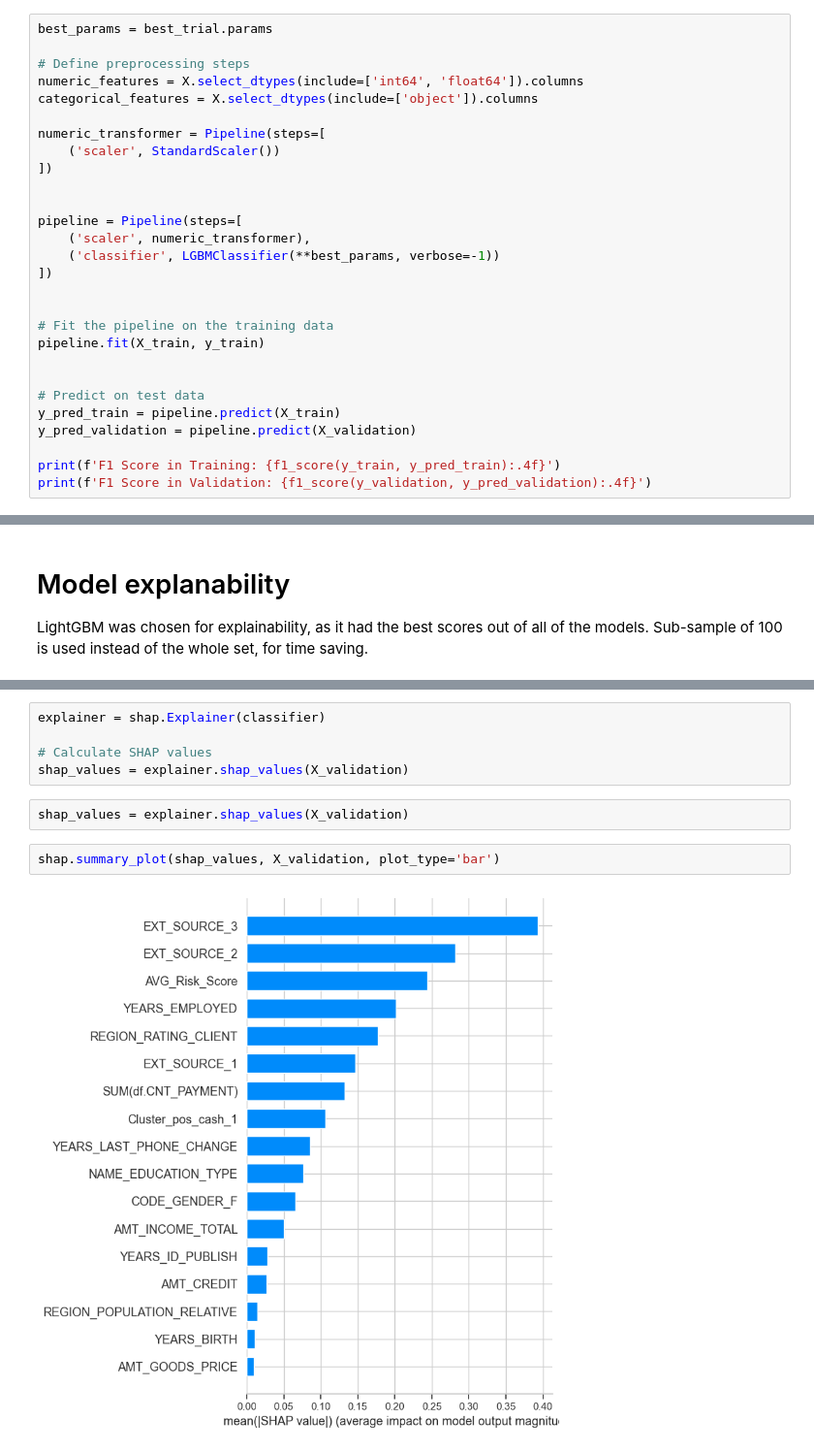
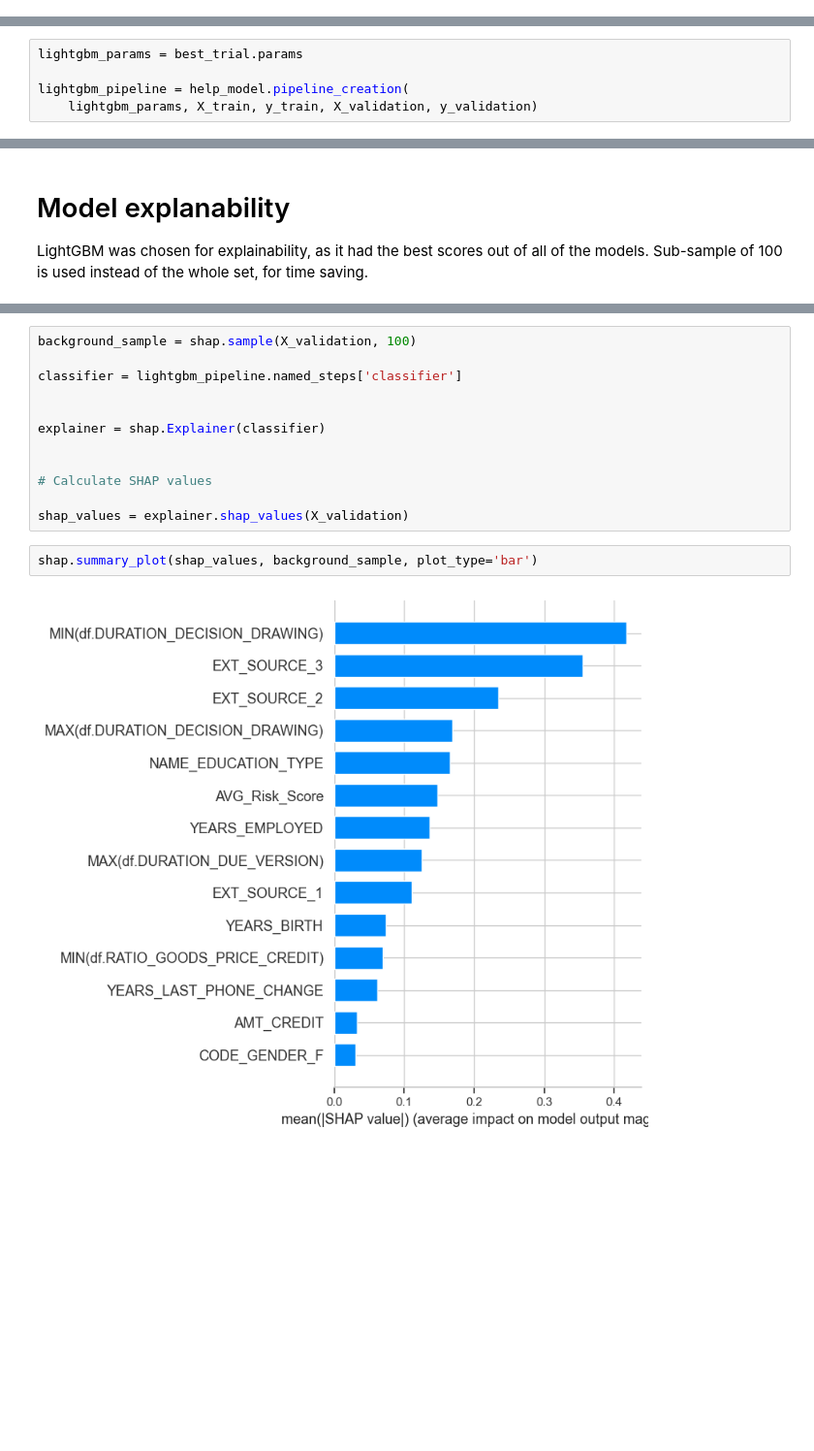
Before and after one commit to gkukse/Home-Credit-Default-Risk, a Jupyter notebook: 6_Model_redo.ipynb, the cells around one changed output, grey strips where cells are left out. Shown at 97% size. Drawn from its saved outputs; the diff is of its cells as text; blank space fills up the shorter version.

Commit message:
created final models

```diff
--- a/6_Model_redo.ipynb
+++ b/6_Model_redo.ipynb
@@ -233,29 +221 @@ Best trial:
     class_weight: balanced
-# %%
-best_params = best_trial.params
-
-# Define preprocessing steps
-numeric_features = X.select_dtypes(include=['int64', 'float64']).columns
-categorical_features = X.select_dtypes(include=['object']).columns
-
-numeric_transformer = Pipeline(steps=[
-    ('scaler', StandardScaler())
-])
-
-
-pipeline = Pipeline(steps=[
-    ('scaler', numeric_transformer),
-    ('classifier', LGBMClassifier(**best_params, verbose=-1))
-])
-
-
-# Fit the pipeline on the training data
-pipeline.fit(X_train, y_train)
-
-
-# Predict on test data
-y_pred_train = pipeline.predict(X_train)
-y_pred_validation = pipeline.predict(X_validation)
-
-print(f'F1 Score in Training: {f1_score(y_train, y_pred_train):.4f}')
-print(f'F1 Score in Validation: {f1_score(y_validation, y_pred_validation):.4f}')
@@ -264,0 +224,5 @@ F1 Score in Validation: 0.2681
+# %%
+lightgbm_params = best_trial.params
+
+lightgbm_pipeline = help_model.pipeline_creation(
+    lightgbm_params, X_train, y_train, X_validation, y_validation)
@@ -609,11 +340,16 @@ LGBMClassifier(bagging_fraction=0.40004943270279303, bagging_freq=6,
 # %%
+background_sample = shap.sample(X_validation, 100)
+
+classifier = lightgbm_pipeline.named_steps['classifier']
+
+
 explainer = shap.Explainer(classifier)
 
+
 # Calculate SHAP values
+
 shap_values = explainer.shap_values(X_validation)
-# %%
-shap_values = explainer.shap_values(X_validation)
 # %%
-shap.summary_plot(shap_values, X_validation, plot_type='bar')
+shap.summary_plot(shap_values, background_sample, plot_type='bar')
 # %% [output]
-[figure, old version]
+[figure, new version]
```
Also changed, not shown: parts of 69 cells of this notebook, 6 other files.
